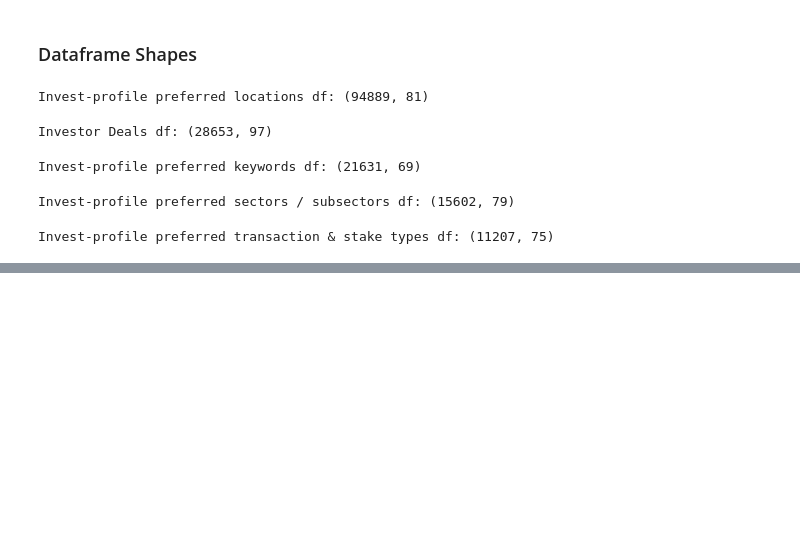
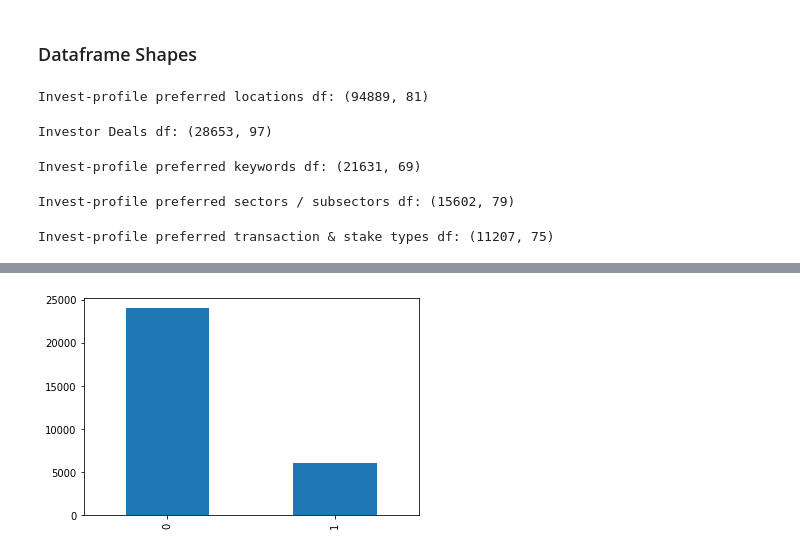
Before and after one commit to michabrz/DealMatch, a Jupyter notebook: notebooks/micha_data_cleaning.ipynb, the cells around one changed output, grey strips where cells are left out. Cells and saved outputs as stored; diff of their text form; code cells hidden in the pictures; blank space fills up the shorter version.

```diff
--- a/notebooks/micha_data_cleaning.ipynb
+++ b/notebooks/micha_data_cleaning.ipynb
@@ -151,0 +835,10 @@ Invest-profile preferred transaction & stake types df: (11207, 75)
+# %%
+investor_deals = investor_deals[['investor_id', 'name',
+                                'deal_id', 'name.1',
+                                'lost_reason_id', 'comment',
+                                'target_name', 'target_description', 'target_revenue',
+                                'target_ebitda', 'target_ebit', 'target_country_id', 'name_en',
+                                'target_region_id', 'target_zipcode', 'lead_prio',
+                                'type_id', 'name.2', 'is_lost', 'tx_type_id', 'name.3', 'ror_id', 'ror_name',
+                                'region_id', 'name_en.1',
+                                'sector_id.1', 'name_en.2', 'subsector_id', 'name_en.3']]
@@ -151,0 +854,6 @@ Invest-profile preferred transaction & stake types df: (11207, 75)
+# %%
+deals_to_clean = investor_deals.copy()
+# %%
+deals_to_clean.rename(columns={'name':'investor', 'name.1':'deal_name', 'name_en':'target_country_name',
+                               'name.2':'deal_phase', 'name.3':'deal_type', 'name_en.1':'target_region_name',
+                               'name_en.2':'sector', 'name_en.3':'subsector'}, inplace=True)
@@ -151,0 +875,6 @@ Invest-profile preferred transaction & stake types df: (11207, 75)
+# %%
+deals_to_clean['result'] = deals_to_clean['type_id'].apply(lambda x: 0 if x < 3 else 1)
+# %%
+deals_to_clean['result'].value_counts().plot(kind="bar");
+# %% [output]
+[figure, added]
```
Also changed, not shown: parts of 162 cells of this notebook, 6 other files.
